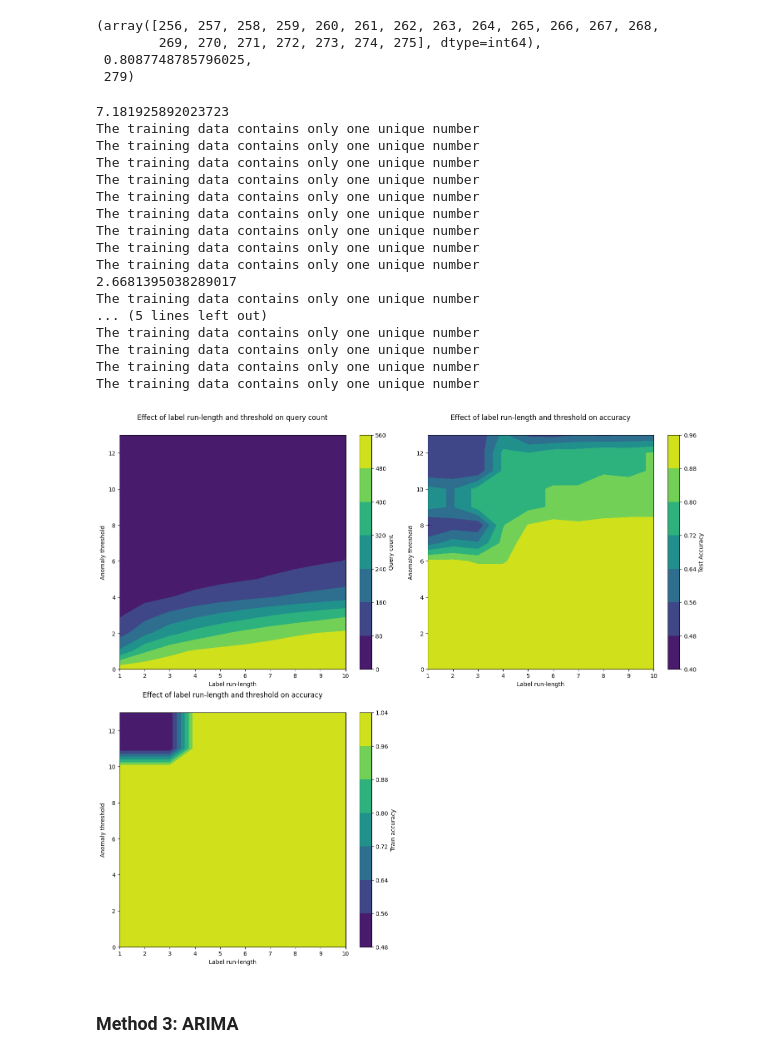
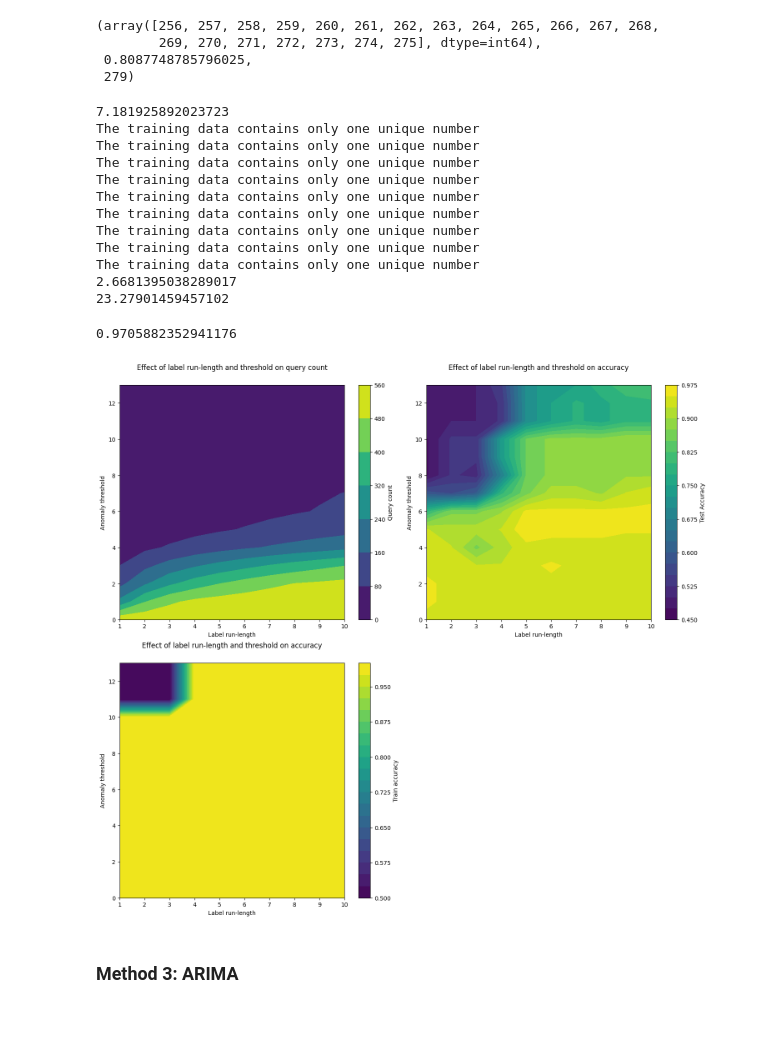
Before and after one commit to AmroAbdrabo/application-of-online-anomaly-detection-using-one-class-classification-to-z24, a Jupyter notebook: Chapter3-ActiveLearning/Streaming-AL/River/river_experiments.ipynb, the cells around one changed output. Drawn from its saved outputs; the diff is of its cells as text; code cells hidden in the pictures; blank space fills up the shorter version.

Commit message:
ARIMA graph senstivity=16384, window=8192

```diff
--- a/Chapter3-ActiveLearning/Streaming-AL/River/river_experiments.ipynb
+++ b/Chapter3-ActiveLearning/Streaming-AL/River/river_experiments.ipynb
@@ -304,6 +304,8 @@ class AL:
         self.query()
         querying_points = []
         [[querying_points.append(num+i) for i in range(self.labels_after_chgpt)] for num in self.sample_points]
+        # warm start
+        querying_points = querying_points + list(range(10))
         res = list(set(querying_points))
         res.sort()
         return res
@@ -312,7 +314,7 @@ class AL:
 accuracies_train_all_exp = [] # second element for med gaussian sampling
 accuracies_test_all_exp = [] # first element for min gaussian sampling
 n_samples_all_exp = []
-for met_iter in [0, 3]:
+for met_iter in [0, 3, 2]:
     method = met_iter
     _, normalized_res = gaussian_scorer_multi(X_train_top_feats, window_size = 45,  grace_period = 20, method=met_iter, plot=False) # min aggregation
     samples_used = []
@@ -337,7 +339,7 @@ for met_iter in [0, 3]:
                 train_accuracies.append(0.5)
                 continue
 
-            log_reg = LogisticRegression(C = 12.5)
+            log_reg = LogisticRegression(C=20)
             log_reg.fit(train_data, train_labels)
             y_pred = log_reg.predict(X_test_top_f)
             accuracy = accuracy_score(y_test, y_pred)
@@ -364,12 +366,7 @@ The training data contains only one unique number
 The training data contains only one unique number
 The training data contains only one unique number
 2.6681395038289017
-The training data contains only one unique number
-... (5 lines left out)
-The training data contains only one unique number
-The training data contains only one unique number
-The training data contains only one unique number
-The training data contains only one unique number
+23.27901459457102
 # %%
 # we consider the min here first
 accuracies_train_min = accuracies_train_all_exp[0] # second element for med gaussian sampling
@@ -379,42 +376,44 @@ n_samples_min = n_samples_all_exp[0]
 acc_train_matrix = np.array(accuracies_train_min).reshape(14, 10)
 acc_test_matrix = np.array(accuracies_test_min).reshape(14, 10)
 samples_matrix = np.array(n_samples_min).reshape(14, 10)
+print(np.max(np.max(acc_test_matrix, axis = 0)))
 
 labels_after = np.arange(1, 11)
 threshold = np.arange(int(len(accuracies_test_min)/len(labels_after)))
 X, Y = np.meshgrid(labels_after, threshold)
 
 fig, axs = plt.subplots(2, 2, figsize=(15, 13.5))  # 2 row, 2 columns
 
 # Plot for samples_matrix
 cp1 = axs[0][0].contourf(X, Y, samples_matrix, cmap='viridis')
 fig.colorbar(cp1, ax=axs[0][0], label='Query count')
 axs[0][0].set_xlabel("Label run-length")
 axs[0][0].set_ylabel("Anomaly threshold")
 axs[0][0].set_title("Effect of label run-length and threshold on query count", y=1.05)
 
 # Plot for acc_test_matrix
-cp2 = axs[0][1].contourf(X, Y, acc_test_matrix, cmap='viridis')
+cp2 = axs[0][1].contourf(X, Y, acc_test_matrix, levels = 20, cmap='viridis')
 fig.colorbar(cp2, ax=axs[0][1], label='Test Accuracy')
 axs[0][1].set_xlabel("Label run-length")
 axs[0][1].set_ylabel("Anomaly threshold")
 axs[0][1].set_title("Effect of label run-length and threshold on accuracy", y=1.05)
 
 # Plot for acc_train_matrix
-cp3 = axs[1][0].contourf(X, Y, acc_train_matrix, cmap='viridis')
+cp3 = axs[1][0].contourf(X, Y, acc_train_matrix, levels = 20, cmap='viridis')
 fig.colorbar(cp3, ax=axs[1][0], label='Train accuracy')
 axs[1][0].set_xlabel("Label run-length")
 axs[1][0].set_ylabel("Anomaly threshold")
 axs[1][0].set_title("Effect of label run-length and threshold on accuracy", y=1.05)
 
 # If you have another plot, you can add it with axs[1][1]. Otherwise, you can turn it off:
 axs[1][1].axis('off')
 
 
 plt.tight_layout()
 plt.show()
 # %% [output]
+0.9705882352941176
-[figure, old version]
+[figure, new version]
 # %% [markdown]
 ### Method 3: ARIMA
 # %%
```
Also changed, not shown: parts of 6 cells of this notebook, 1 other file.
